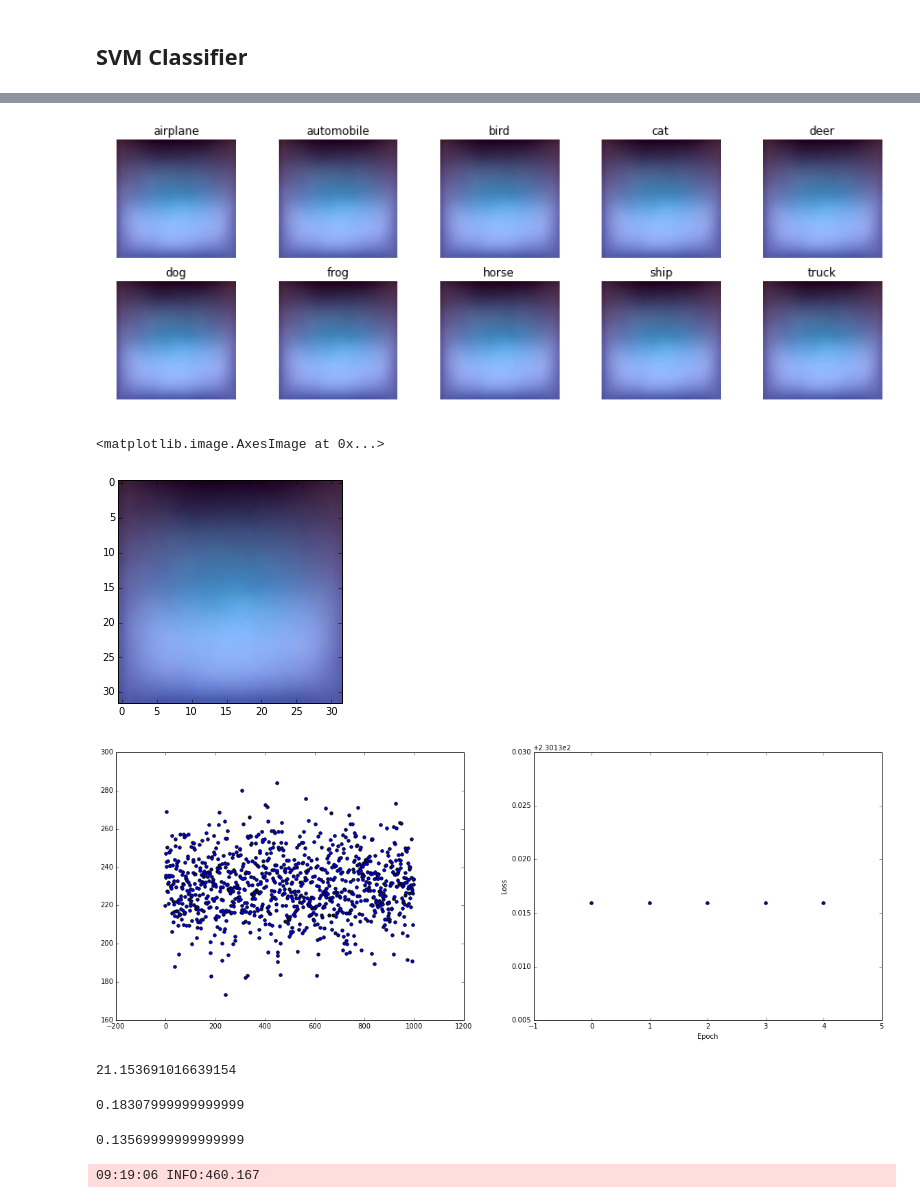
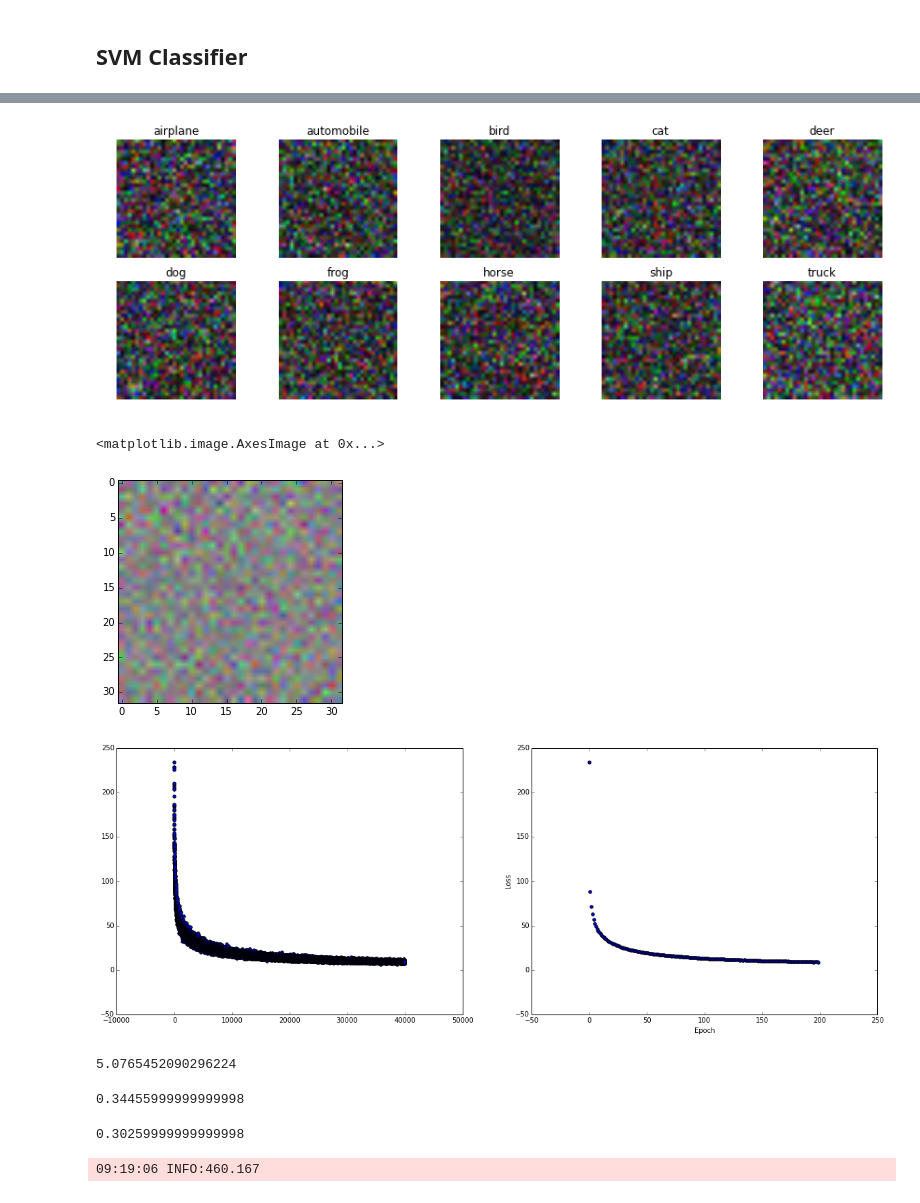
Before and after one commit to stormy-ua/MachineLearning, a Jupyter notebook: CIFAR-10/CIFAR-10 - Linear Classification.ipynb, the cells around one changed output, grey strips where cells are left out. Drawn from its saved outputs; the diff is of its cells as text; code cells hidden in the pictures.

```diff
--- a/CIFAR-10/CIFAR-10 - Linear Classification.ipynb
+++ b/CIFAR-10/CIFAR-10 - Linear Classification.ipynb
@@ -94,7 +94,7 @@ class SVMClassifier:
         #4
         self.f4 = self.f1 - self.f3 + 1
         #5
-        self.f5 = self.f4*(1 - vectY)
+        self.f5 = self.f4*(1-vectY)
         #6
         self.f6 = np.maximum(self.f5, 0)
         #7
@@ -102,26 +102,39 @@ class SVMClassifier:
         #8
         self.f8 = self.f7/len(X)
 
-        loss = self.f8
+        loss = np.sum(self.f8)
         return loss
 
     def backPropagation(self, X, vectY):
         #8
         df7 = 1/len(X)
         #7
+        #df7 = np.ones(shape = self.f7.shape)
         df6 = np.ones(shape=self.f6.shape) * df7
         #6
+        #df6 = np.ones(shape = self.f6.shape)
         df5 = np.array(self.f5 > 0, dtype = np.float32) * df6
         #5
-        df4 = (1 - vectY)*df5
+        #df5 = np.ones(shape = self.f5.shape)
+        df4 = df5*(1 - vectY)
         #4
-        df3 = -1*df4
+        #df4 = np.ones(shape = self.f4.shape)
+        df3 = -1*np.ones(shape=self.f3.shape)*np.sum(df4, axis = 0)
         #3+2
-        df1 = np.ones(shape=self.f1.shape)
-        df2 = np.ones(shape=self.f1.shape)*df3
+        df1 = df4
+        df2 = df3
         df1 += df2*vectY
         #1
+        #df1 = np.ones(shape = self.f1.shape)*(1-vectY)
         dW = df1.dot(X)
+
+
+        #df4 = np.ones(shape = self.f4.shape)
+        #df3 = -self.f1.shape[0]*df4
+        #df1 = df4
+        #df2 = np.ones(shape = self.f2.shape)*df3
+        #df1 += vectY*df2
+        #dW = df1.dot(X)
 
         grad = dW
         return grad
@@ -135,7 +148,7 @@ class SVMClassifier:
         for i in range(0, X.shape[0]):
             vectY[y[i], i] = 1
 
-        bar = pyprind.ProgBar(self.epochs*len(X)/self.batchSize, bar_char='█', width=100)
+        bar = pyprind.ProgBar(self.epochs*len(X)/self.batchSize, bar_char='█', width=70)
         for i in range(0, self.epochs):
             loss = self.forwardPropagation(self.W, X, vectY)
             self.losses.append(loss)
@@ -154,11 +167,12 @@ class SVMClassifier:
                 self.batchLosses.append(batchLoss)
                 grad = self.backPropagation(batchX, batchVectY)
                 self.W += -self.learningRate*grad
-                bar.update()
+                bar.update(item_id = "%.2f, %.2f"%(loss, batchLoss))
+        print(bar)
 
     def predict(self, X):
         return np.argmax(self.W.dot(X.T), axis=0)
 # %%
-svm = SVMClassifier(epochs=5, learningRate=0.01)
+svm = SVMClassifier(epochs=200, learningRate=0.01)
 svm.fit(trainX, trainY)
 # %% [output]
@@ -181,19 +186,18 @@ array([[ 4.94747962,  1.32886119, -0.80739287, ...,  0.44288202,
 # %%
 fig, ax = plt.subplots(nrows=2, ncols=5)
 
 for i in range(0, 2):
     for k in range(0, 5):
-        weights = svm.W[i*5 + k, 1:] - np.min(svm.W[i*5 + k, 1:])
+        weights = np.abs(svm.W[i*5 + k, 1:])
         weights = weights/np.max(weights)
-        weights = np.array(weights*255, dtype=np.uint8)
-        plt.imshow(weights.reshape(3, 32, 32).transpose(1, 2, 0))
+        weights = np.array(weights*300, dtype=np.uint8)
         ax[i, k].imshow(weights.reshape(3, 32, 32).transpose(1, 2, 0))
         ax[i, k].set_axis_off()
         ax[i, k].set_title(labels[i*5 + k])
 
 fig.set_size_inches((15, 5))
 # %% [output]
-[figure, old version]
+[figure, new version]
 # %%
 weights = svm.W[0, 1:] - np.min(svm.W[0, 1:])
 weights = weights/np.max(weights)
@@ -201,7 +205,7 @@ weights = np.array(weights*255, dtype=np.uint8)
 plt.imshow(weights.reshape(3, 32, 32).transpose(1, 2, 0))
 # %% [output]
 <matplotlib.image.AxesImage at 0x...>
-[figure, old version]
+[figure, new version]
 # %%
 fig, ax = plt.subplots(nrows=1, ncols=2)
 ax[0].scatter(np.arange(0, len(svm.batchLosses)), svm.batchLosses)
@@ -214,19 +218,19 @@ plt.ylabel('Loss')
 
 fig.set_size_inches((20, 7))
 # %% [output]
-[figure, old version]
+[figure, new version]
 # %%
 svm.losses[-1]
 # %% [output]
-21.153691016639154
+5.0765452090296224
 # %%
 np.sum(svm.predict(trainX) == trainY)/len(trainX)
 # %% [output]
-0.18307999999999999
+0.34455999999999998
 # %%
 np.sum(svm.predict(testX) == testY)/len(testX)
 # %% [output]
-0.13569999999999999
+0.30259999999999998
 # %%
 import tensorflow as tf
 
```
Also changed, not shown: parts of 7 cells of this notebook, 2 other files.
